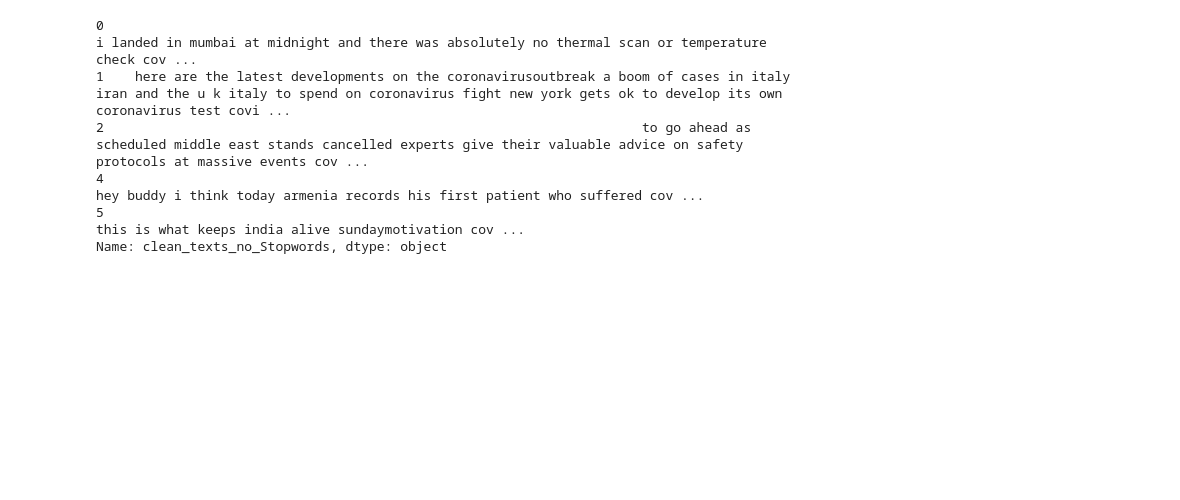
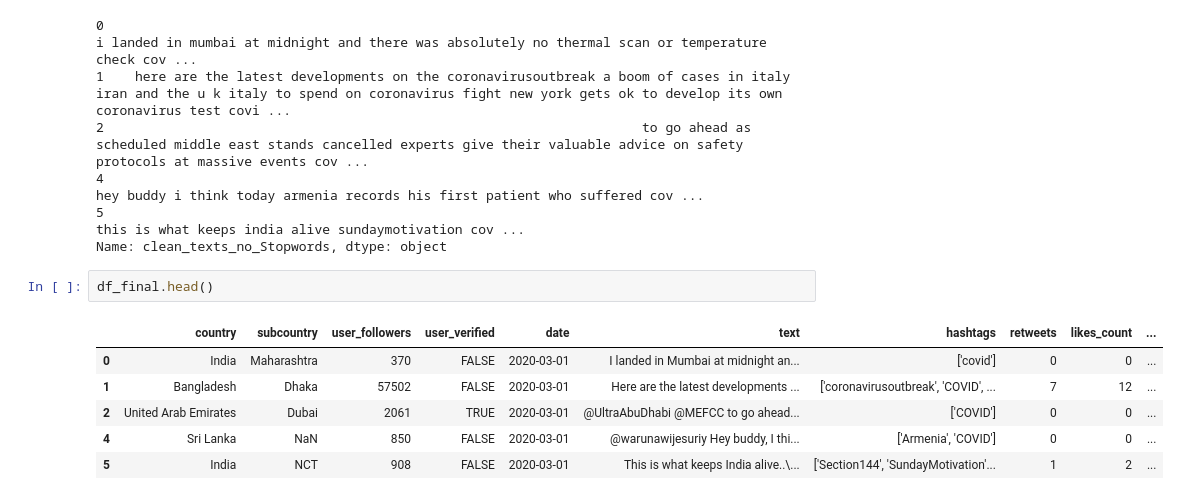
Before and after one commit to ayushjain9/NLP_SentimentAnalysis, a Jupyter notebook: master.ipynb, the cells around one changed output. Drawn from its saved outputs; the diff is of its cells as text; blank space fills up the shorter version.

```diff
--- a/master.ipynb
+++ b/master.ipynb
@@ -574,3 +586,12 @@ df_final.clean_texts_no_Stopwords.head()
 4                                                                                                                             hey buddy i think today armenia records his first patient who suffered cov ...
 5                                                                                                                                                    this is what keeps india alive sundaymotivation cov ...
 Name: clean_texts_no_Stopwords, dtype: object
+# %%
+df_final.head()
+# %% [output]
+|  | country | subcountry | user_followers | user_verified | date | text | hashtags | retweets | likes_count | ... |
+| 0 | India | Maharashtra | 370 | FALSE | 2020-03-01 | I landed in Mumbai at midnight an... | ['covid'] | 0 | 0 | ... |
+| 1 | Bangladesh | Dhaka | 57502 | FALSE | 2020-03-01 | Here are the latest developments ... | ['coronavirusoutbreak', 'COVID', ... | 7 | 12 | ... |
+| 2 | United Arab Emirates | Dubai | 2061 | TRUE | 2020-03-01 | @UltraAbuDhabi @MEFCC to go ahead... | ['COVID'] | 0 | 0 | ... |
+| 4 | Sri Lanka | NaN | 850 | FALSE | 2020-03-01 | @warunawijesuriy Hey buddy, I thi... | ['Armenia', 'COVID'] | 0 | 0 | ... |
+| 5 | India | NCT | 908 | FALSE | 2020-03-01 | This is what keeps India alive..\... | ['Section144', 'SundayMotivation'... | 1 | 2 | ... |
```
Also changed, not shown: parts of 25 cells of this notebook.
